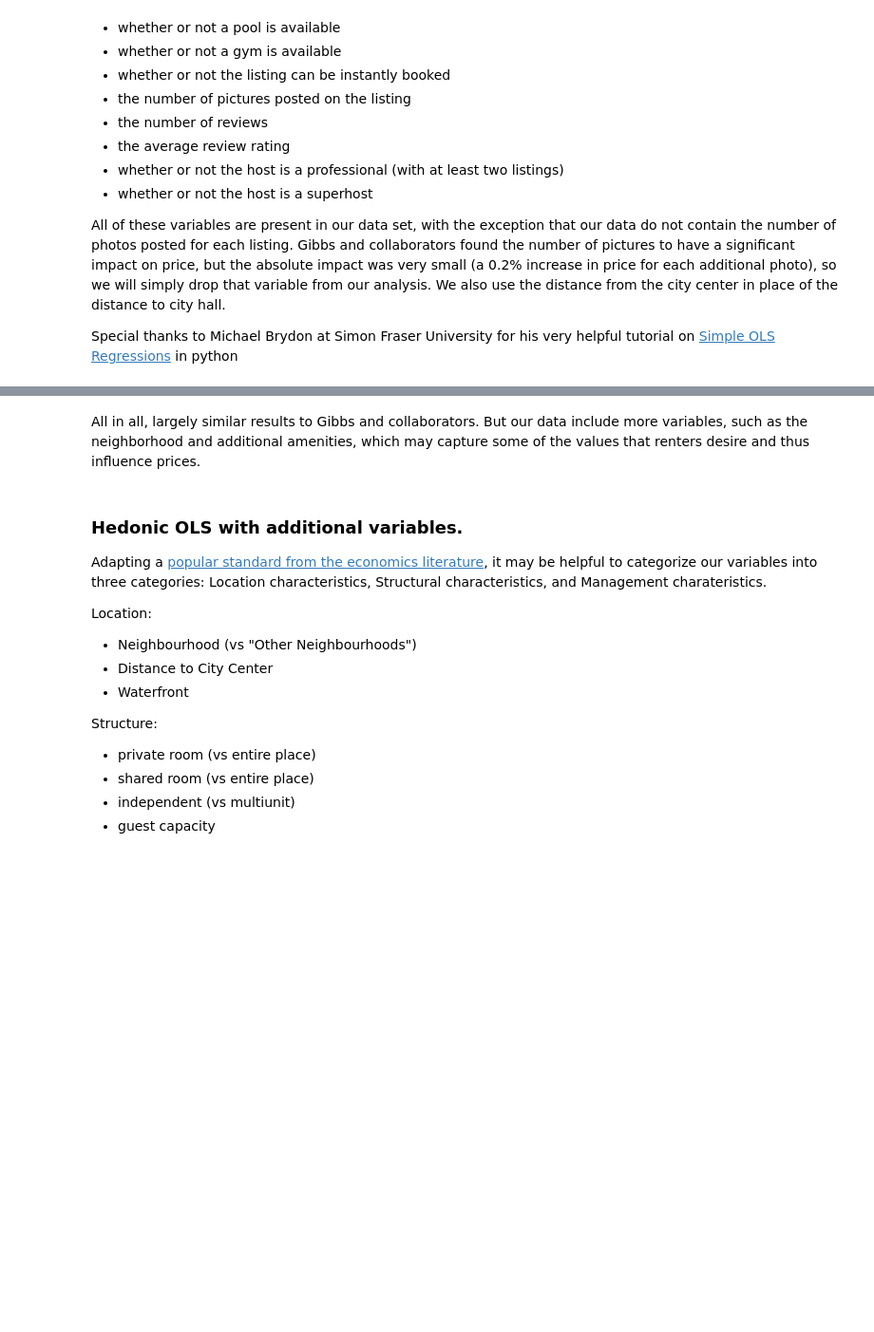
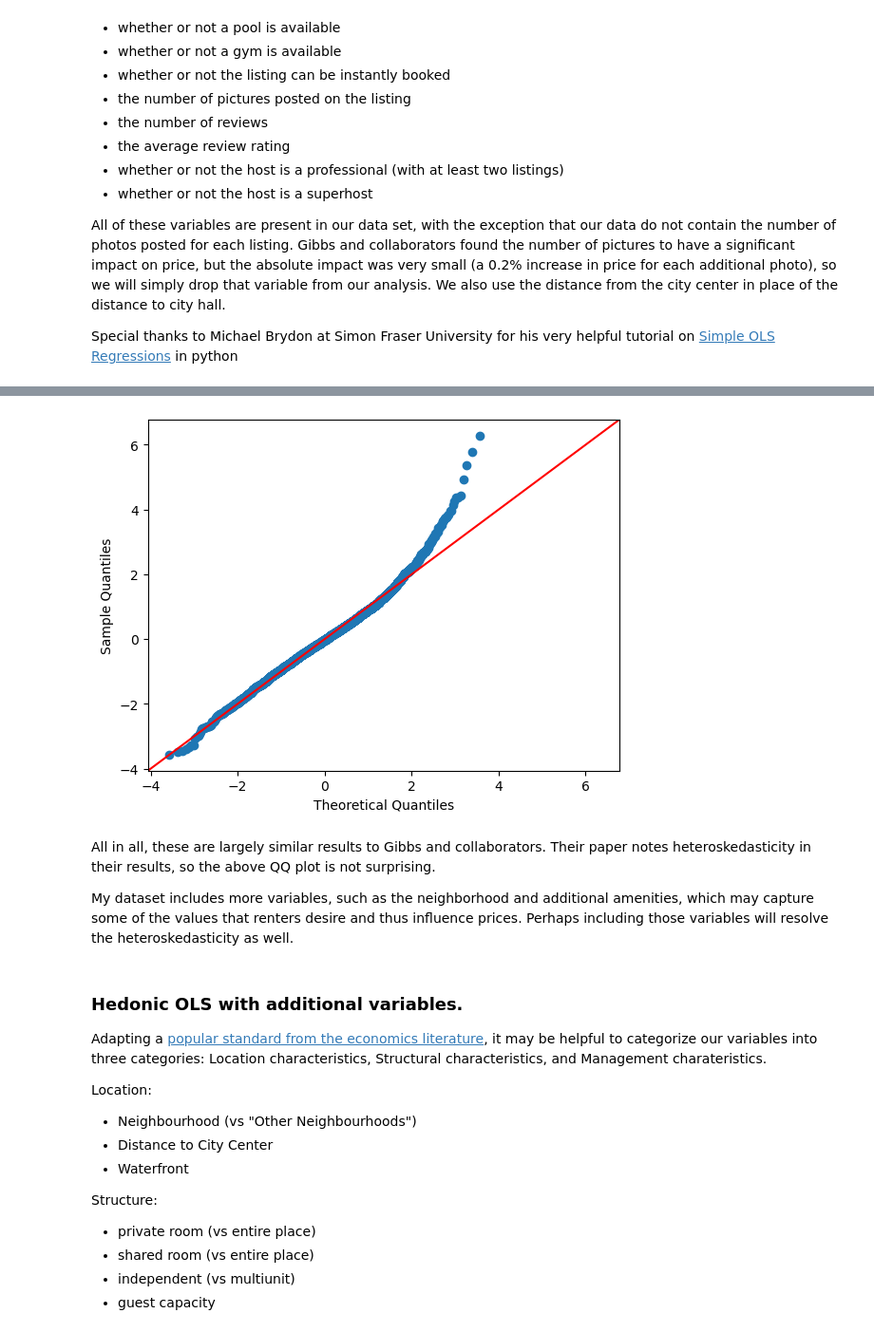
Before and after one commit to epistemetrica/udacity-blog-post-project, a Jupyter notebook: apw_airbnb_project.ipynb, the cells around one changed output, grey strips where cells are left out. Shown at 95% size. Saved outputs shown, nothing was run; the diff lists cells and outputs as text; code cells hidden in the pictures; blank space fills up the shorter version.

```diff
--- a/apw_airbnb_project.ipynb
+++ b/apw_airbnb_project.ipynb
@@ -654,5 +668,11 @@ strong multicollinearity or other numerical problems.
+# %%
+sm.qqplot(model_gibbs.resid, line='45', fit=True);
+# %% [output]
+[figure, added]
 # %% [markdown]
-All in all, largely similar results to Gibbs and collaborators. But our data include more variables, such as the neighborhood and additional amenities, which may capture some of the values that renters desire and thus influence prices.
+All in all, these are largely similar results to Gibbs and collaborators. Their paper notes heteroskedasticity in their results, so the above QQ plot is not surprising.
+
+My dataset includes more variables, such as the neighborhood and additional amenities, which may capture some of the values that renters desire and thus influence prices. Perhaps including those variables will resolve the heteroskedasticity as well.
 # %% [markdown]
 ### Hedonic OLS with additional variables.
 
```
Also changed, not shown: parts of 12 cells of this notebook.
